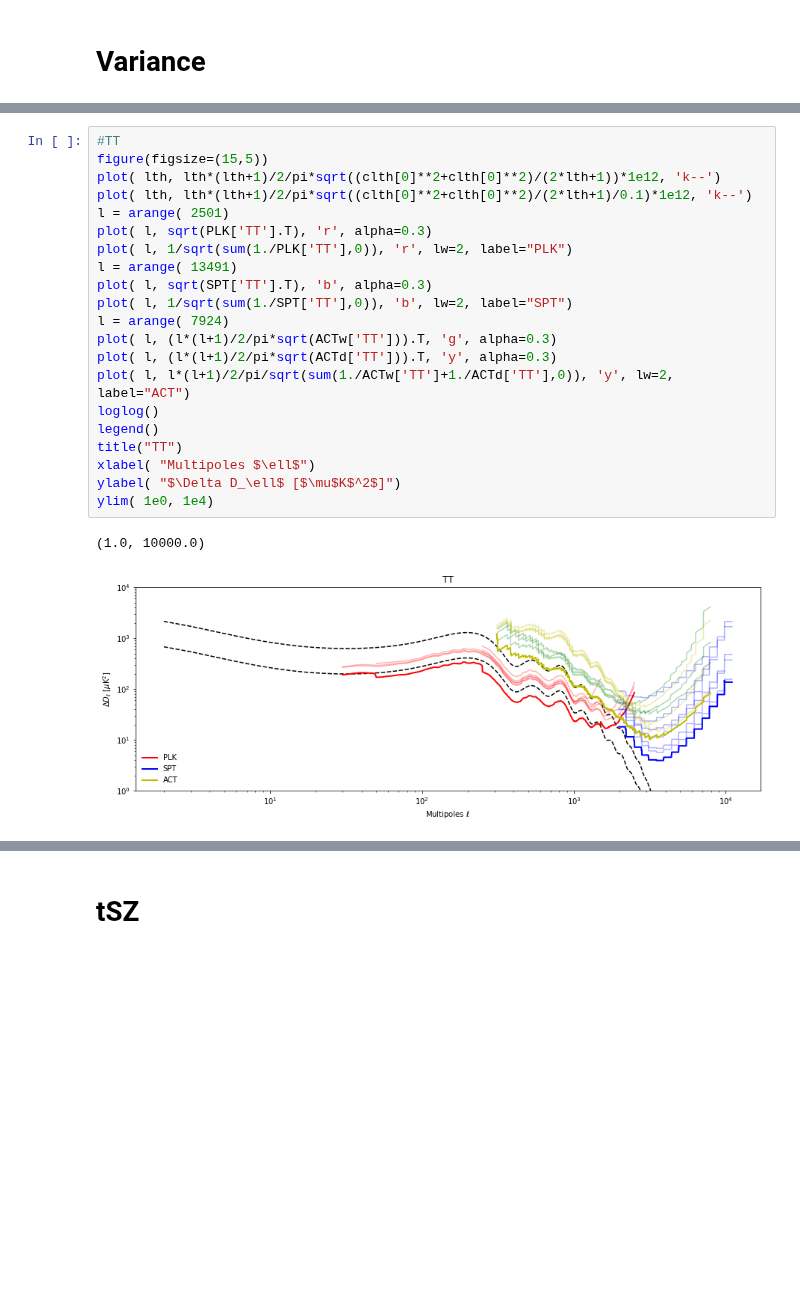
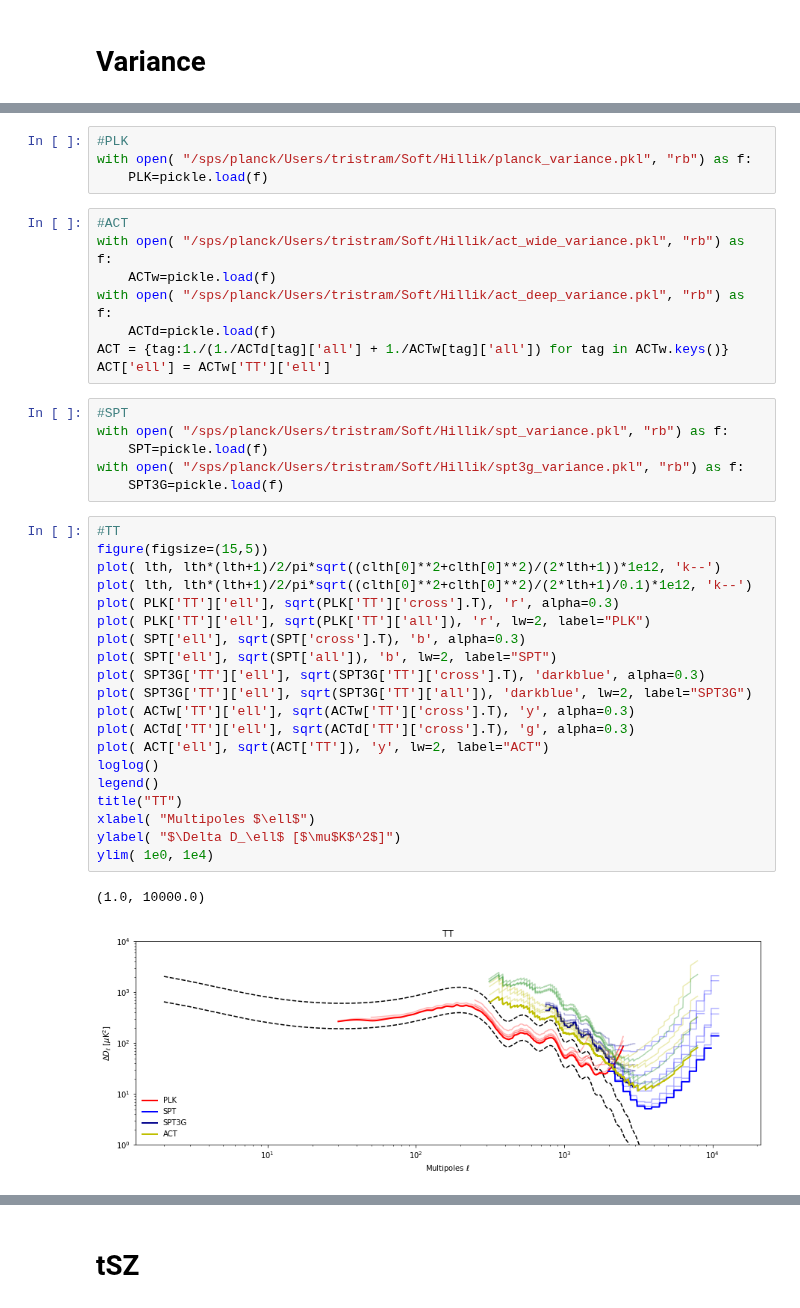
Before and after one commit to mtristram/hillik, a Jupyter notebook: scripts/hillik_models.ipynb, the cells around one changed output, grey strips where cells are left out. Saved outputs shown, nothing was run; the diff lists cells and outputs as text; blank space fills up the shorter version.

```diff
--- a/scripts/hillik_models.ipynb
+++ b/scripts/hillik_models.ipynb
@@ -218,27 +146,44 @@ for tag in ['TT','TE','EE']: SPT[tag][~isfinite(SPT[tag])] = np.inf
+# %%
+#PLK
+with open( "/sps/planck/Users/tristram/Soft/Hillik/planck_variance.pkl", "rb") as f:
+    PLK=pickle.load(f)
+# %%
+#ACT
+with open( "/sps/planck/Users/tristram/Soft/Hillik/act_wide_variance.pkl", "rb") as f:
+    ACTw=pickle.load(f)
+with open( "/sps/planck/Users/tristram/Soft/Hillik/act_deep_variance.pkl", "rb") as f:
+    ACTd=pickle.load(f)
+ACT = {tag:1./(1./ACTd[tag]['all'] + 1./ACTw[tag]['all']) for tag in ACTw.keys()}
+ACT['ell'] = ACTw['TT']['ell']
+# %%
+#SPT
+with open( "/sps/planck/Users/tristram/Soft/Hillik/spt_variance.pkl", "rb") as f:
+    SPT=pickle.load(f)
+with open( "/sps/planck/Users/tristram/Soft/Hillik/spt3g_variance.pkl", "rb") as f:
+    SPT3G=pickle.load(f)
 # %%
 #TT
 figure(figsize=(15,5))
 plot( lth, lth*(lth+1)/2/pi*sqrt((clth[0]**2+clth[0]**2)/(2*lth+1))*1e12, 'k--')
 plot( lth, lth*(lth+1)/2/pi*sqrt((clth[0]**2+clth[0]**2)/(2*lth+1)/0.1)*1e12, 'k--')
-l = arange( 2501)
-plot( l, sqrt(PLK['TT'].T), 'r', alpha=0.3)
-plot( l, 1/sqrt(sum(1./PLK['TT'],0)), 'r', lw=2, label="PLK")
-l = arange( 13491)
-plot( l, sqrt(SPT['TT'].T), 'b', alpha=0.3)
-plot( l, 1/sqrt(sum(1./SPT['TT'],0)), 'b', lw=2, label="SPT")
-l = arange( 7924)
-plot( l, (l*(l+1)/2/pi*sqrt(ACTw['TT'])).T, 'g', alpha=0.3)
-plot( l, (l*(l+1)/2/pi*sqrt(ACTd['TT'])).T, 'y', alpha=0.3)
-plot( l, l*(l+1)/2/pi/sqrt(sum(1./ACTw['TT']+1./ACTd['TT'],0)), 'y', lw=2, label="ACT")
+plot( PLK['TT']['ell'], sqrt(PLK['TT']['cross'].T), 'r', alpha=0.3)
+plot( PLK['TT']['ell'], sqrt(PLK['TT']['all']), 'r', lw=2, label="PLK")
+plot( SPT['ell'], sqrt(SPT['cross'].T), 'b', alpha=0.3)
+plot( SPT['ell'], sqrt(SPT['all']), 'b', lw=2, label="SPT")
+plot( SPT3G['TT']['ell'], sqrt(SPT3G['TT']['cross'].T), 'darkblue', alpha=0.3)
+plot( SPT3G['TT']['ell'], sqrt(SPT3G['TT']['all']), 'darkblue', lw=2, label="SPT3G")
+plot( ACTw['TT']['ell'], sqrt(ACTw['TT']['cross'].T), 'y', alpha=0.3)
+plot( ACTd['TT']['ell'], sqrt(ACTd['TT']['cross'].T), 'g', alpha=0.3)
+plot( ACT['ell'], sqrt(ACT['TT']), 'y', lw=2, label="ACT")
 loglog()
 legend()
 title("TT")
 xlabel( "Multipoles $\ell$")
 ylabel( "$\Delta D_\ell$ [$\mu$K$^2$]")
 ylim( 1e0, 1e4)
 # %% [output]
 (1.0, 10000.0)
-[figure, old version]
+[figure, new version]
 # %%
 #TE
 figure(figsize=(15,5))
```
Also changed, not shown: parts of 6 cells of this notebook, 5 other files.
